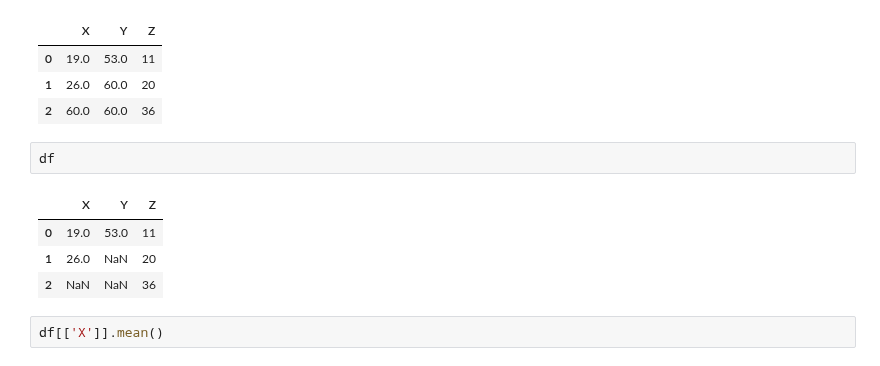
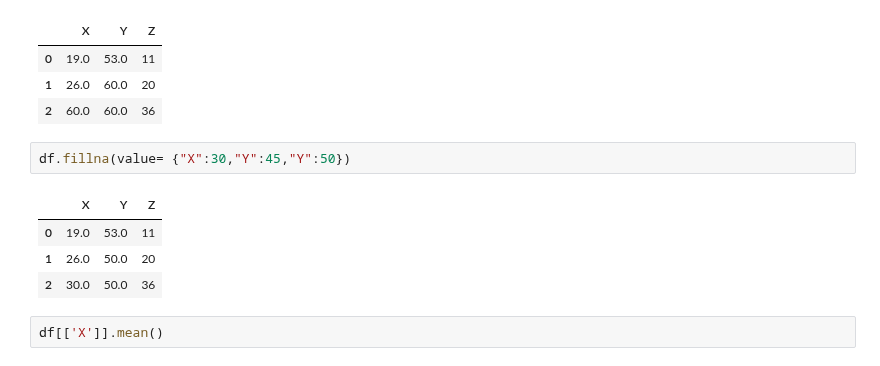
Before and after one commit to fadhuweb/Rain-python, a Jupyter notebook: fwaimlnotes/fwaimlnotes/Pandas note 2.ipynb, the cells around one changed output. Saved outputs shown, nothing was run; the diff lists cells and outputs as text.

```diff
--- a/fwaimlnotes/fwaimlnotes/Pandas note 2.ipynb
+++ b/fwaimlnotes/fwaimlnotes/Pandas note 2.ipynb
@@ -65,13 +59,13 @@ df.fillna(value= 60)
 | 0 | 19.0 | 53.0 | 11 |
 | 1 | 26.0 | 60.0 | 20 |
 | 2 | 60.0 | 60.0 | 36 |
-# %%
-df
-# %% [output]
-|  | X | Y | Z |
-| 0 | 19.0 | 53.0 | 11 |
-| 1 | 26.0 | NaN | 20 |
-| 2 | NaN | NaN | 36 |
+# %%
+df.fillna(value= {"X":30,"Y":45,"Y":50})
+# %% [output]
+|  | X | Y | Z |
+| 0 | 19.0 | 53.0 | 11 |
+| 1 | 26.0 | 50.0 | 20 |
+| 2 | 30.0 | 50.0 | 36 |
 # %%
 df[['X']].mean()
 # %% [output]
```
Also changed, not shown: parts of 34 cells of this notebook, 5 other files.
